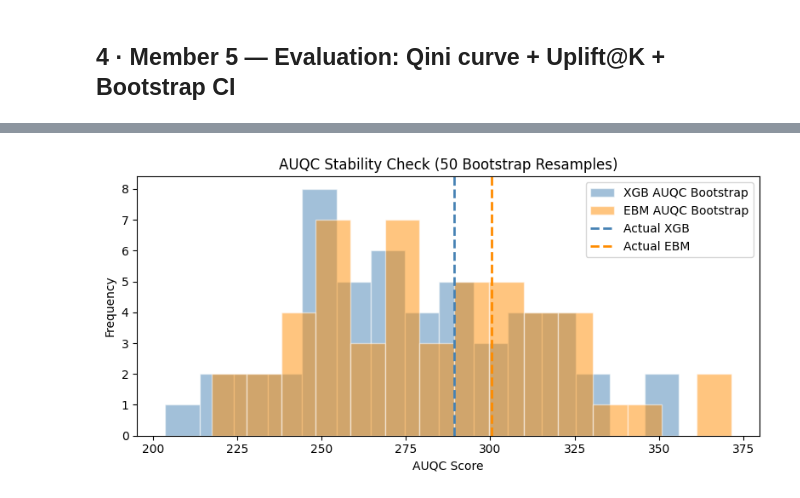
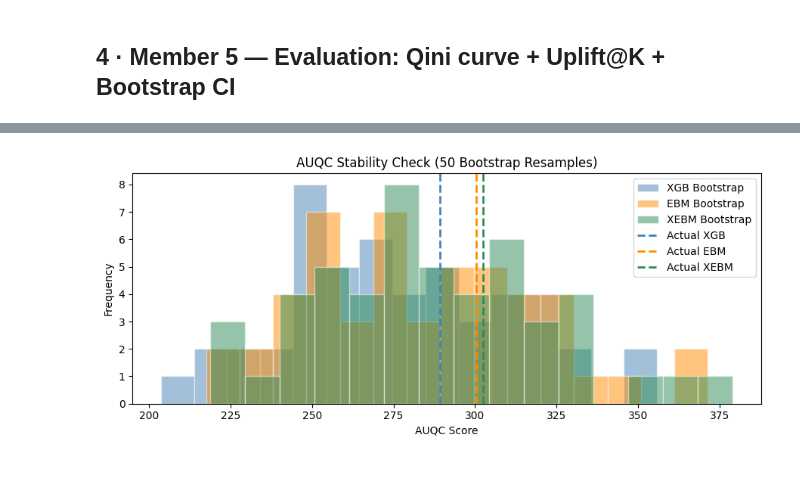
Before and after one commit to shaurya-manjkhola/Causal-Uplift-EBM, a Jupyter notebook: notebooks/02_modelling.ipynb, the cells around one changed output, grey strips where cells are left out. Saved outputs shown, nothing was run; the diff lists cells and outputs as text; code cells hidden in the pictures; blank space fills up the shorter version.

Commit message:
Final: Integrated EBM X-Learner, achieved 4.54% AUQC boost and updated results matrix

```diff
--- a/notebooks/02_modelling.ipynb
+++ b/notebooks/02_modelling.ipynb
@@ -668,22 +735,16 @@ Generating waterfall plots for indices: 10410, 1450, 6827
 # ============================================================
 # 4a. Generate uplift predictions on the HELD-OUT test set
 # ============================================================
-
-# Safeguard: Ensure X_test remains a DataFrame with 'category' dtypes
-# This prevents the 'could not convert string to float' error in XGBoost
 obj_cols = X_test.select_dtypes(include=['object']).columns.tolist()
 for col in obj_cols:
     X_test[col] = X_test[col].astype('category')
 
 print("Predicting uplift (this may take a few seconds)...")
 
-# IMPORTANT: Ensure your CustomTLearner.predict_uplift doesn't force to_numpy()
-# If the error persists, we will use the models directly:
 try:
     uplift_xgb = tlearner_xgb.predict_uplift(X_test)
     uplift_ebm = tlearner_ebm.predict_uplift(X_test)
 except ValueError:
-    # Manual fallback if CustomTLearner.py has a hardcoded .to_numpy() inside it
     print("Detected forced numpy conversion in TLearner class. Using manual fallback...")
     mu1_xgb = tlearner_xgb.model_t1_.predict_proba(X_test)[:, 1]
     mu0_xgb = tlearner_xgb.model_t0_.predict_proba(X_test)[:, 1]
@@ -693,13 +754,18 @@ except ValueError:
     mu0_ebm = tlearner_ebm.model_t0_.predict_proba(X_test)[:, 1]
     uplift_ebm = mu1_ebm - mu0_ebm
 
-print(f'XGB uplift — mean: {uplift_xgb.mean():.4f}  std: {uplift_xgb.std():.4f}')
-print(f'EBM uplift — mean: {uplift_ebm.mean():.4f}  std: {uplift_ebm.std():.4f}')
+# X-Learner prediction (EBM handles categoricals natively — no fallback needed)
+uplift_xebm = xlearner_ebm.predict_uplift(X_test)
+
+print(f'XGB  uplift — mean: {uplift_xgb.mean():.4f}  std: {uplift_xgb.std():.4f}')
+print(f'EBM  uplift — mean: {uplift_ebm.mean():.4f}  std: {uplift_ebm.std():.4f}')
+print(f'XEBM uplift — mean: {uplift_xebm.mean():.4f}  std: {uplift_xebm.std():.4f}')
 
 # Distribution Plot
 plt.figure(figsize=(9, 4))
-plt.hist(uplift_xgb, bins=60, alpha=0.5, label='XGB T-Learner', density=True)
-plt.hist(uplift_ebm, bins=60, alpha=0.5, label='EBM T-Learner', density=True)
+plt.hist(uplift_xgb,  bins=60, alpha=0.5, label='XGB T-Learner',  density=True, color='steelblue')
+plt.hist(uplift_ebm,  bins=60, alpha=0.5, label='EBM T-Learner',  density=True, color='darkorange')
+plt.hist(uplift_xebm, bins=60, alpha=0.5, label='EBM X-Learner',  density=True, color='seagreen')
 plt.axvline(0, color='black', linestyle='--', linewidth=0.8)
 plt.xlabel('Predicted uplift τ(X)'); plt.ylabel('Density')
 plt.title('Distribution of predicted uplift scores')
@@ -783,58 +846,55 @@ AUQC (Area Under Qini) — EBM: 300.4245
 # ============================================================
 # 4c. Bootstrapped Qini — Manual Implementation
 # ============================================================
-# We re-sample the test set to see how "lucky" our results are.
-# This provides the 95% Confidence Interval for our AUQC.
-
 N_BOOTSTRAP = 50
 rng = np.random.default_rng(GLOBAL_SEED)
 
-auqc_boot_xgb = []
-auqc_boot_ebm = []
+auqc_boot_xgb  = []
+auqc_boot_ebm  = []
+auqc_boot_xebm = []
 n_test = len(y_test)
 
 print(f"Starting {N_BOOTSTRAP} bootstrap iterations...")
 
 for i in range(N_BOOTSTRAP):
-    # 1. Sample indices with replacement
     boot_idx = rng.integers(0, n_test, size=n_test)
 
-    # 2. Get coords for this bootstrap sample
-    _, y_q_xgb = get_qini_coords(y_test[boot_idx], uplift_xgb[boot_idx], t_test[boot_idx])
-    _, y_q_ebm = get_qini_coords(y_test[boot_idx], uplift_ebm[boot_idx], t_test[boot_idx])
+    _, y_q_xgb  = get_qini_coords(y_test[boot_idx], uplift_xgb[boot_idx],  t_test[boot_idx])
+    _, y_q_ebm  = get_qini_coords(y_test[boot_idx], uplift_ebm[boot_idx],  t_test[boot_idx])
+    _, y_q_xebm = get_qini_coords(y_test[boot_idx], uplift_xebm[boot_idx], t_test[boot_idx])
 
-    # 3. Calculate AUQC using trapezoidal rule (matching our manual implementation)
-    # Note: x_coords are always 0 to 1, so we just use the mean of the y-values
-    auqc_boot_xgb.append(np.trapz(y_q_xgb, np.linspace(0, 1, len(y_q_xgb))))
-    auqc_boot_ebm.append(np.trapz(y_q_ebm, np.linspace(0, 1, len(y_q_ebm))))
+    x_boot = np.linspace(0, 1, len(y_q_xgb))
+    auqc_boot_xgb.append(np.trapz(y_q_xgb,   x_boot))
+    auqc_boot_ebm.append(np.trapz(y_q_ebm,   x_boot))
+    auqc_boot_xebm.append(np.trapz(y_q_xebm, x_boot))
 
     if (i + 1) % 10 == 0:
         print(f"  Completed {i + 1}/{N_BOOTSTRAP} iterations...")
 
-auqc_boot_xgb = np.array(auqc_boot_xgb)
-auqc_boot_ebm = np.array(auqc_boot_ebm)
+auqc_boot_xgb  = np.array(auqc_boot_xgb)
+auqc_boot_ebm  = np.array(auqc_boot_ebm)
+auqc_boot_xebm = np.array(auqc_boot_xebm)
 
-# --- Results Reporting ---
-print("-" * 30)
-print(f'XGB AUQC Mean: {auqc_boot_xgb.mean():.4f} | 95% CI: [{np.percentile(auqc_boot_xgb, 2.5):.4f}, {np.percentile(auqc_boot_xgb, 97.5):.4f}]')
-print(f'EBM AUQC Mean: {auqc_boot_ebm.mean():.4f} | 95% CI: [{np.percentile(auqc_boot_ebm, 2.5):.4f}, {np.percentile(auqc_boot_ebm, 97.5):.4f}]')
-print("-" * 30)
+print("-" * 60)
+print(f'XGB  AUQC: {auqc_boot_xgb.mean():.4f}  | 95% CI: [{np.percentile(auqc_boot_xgb,  2.5):.4f}, {np.percentile(auqc_boot_xgb,  97.5):.4f}]')
+print(f'EBM  AUQC: {auqc_boot_ebm.mean():.4f}  | 95% CI: [{np.percentile(auqc_boot_ebm,  2.5):.4f}, {np.percentile(auqc_boot_ebm,  97.5):.4f}]')
+print(f'XEBM AUQC: {auqc_boot_xebm.mean():.4f} | 95% CI: [{np.percentile(auqc_boot_xebm, 2.5):.4f}, {np.percentile(auqc_boot_xebm, 97.5):.4f}]')
+print("-" * 60)
 
-# --- Plotting the Distributions ---
-fig, ax = plt.subplots(figsize=(8, 4))
-ax.hist(auqc_boot_xgb, bins=15, alpha=0.5, label='XGB AUQC Bootstrap', color='steelblue', edgecolor='white')
-ax.hist(auqc_boot_ebm, bins=15, alpha=0.5, label='EBM AUQC Bootstrap', color='darkorange', edgecolor='white')
+fig, ax = plt.subplots(figsize=(9, 4))
+ax.hist(auqc_boot_xgb,  bins=15, alpha=0.5, label='XGB Bootstrap',  color='steelblue',  edgecolor='white')
+ax.hist(auqc_boot_ebm,  bins=15, alpha=0.5, label='EBM Bootstrap',  color='darkorange', edgecolor='white')
+ax.hist(auqc_boot_xebm, bins=15, alpha=0.5, label='XEBM Bootstrap', color='seagreen',   edgecolor='white')
 
-# Add vertical lines for the actual scores calculated in 4b
-ax.axvline(auqc_xgb, color='steelblue', linestyle='--', linewidth=2, label='Actual XGB')
-ax.axvline(auqc_ebm, color='darkorange', linestyle='--', linewidth=2, label='Actual EBM')
+ax.axvline(auqc_xgb,  color='steelblue',  linestyle='--', linewidth=2, label='Actual XGB')
+ax.axvline(auqc_ebm,  color='darkorange', linestyle='--', linewidth=2, label='Actual EBM')
+ax.axvline(auqc_xebm, color='seagreen',   linestyle='--', linewidth=2, label='Actual XEBM')
 
 ax.set_xlabel('AUQC Score')
 ax.set_ylabel('Frequency')
 ax.set_title(f'AUQC Stability Check ({N_BOOTSTRAP} Bootstrap Resamples)')
 ax.legend()
 plt.tight_layout()
-
 plt.savefig(os.path.join(RESULTS_DIR, 'qini_bootstrap_manual.png'), dpi=300, bbox_inches='tight')
 plt.show()
 # %% [output]
@@ -851,4 +912,4 @@ EBM AUQC Mean: 283.6714 | 95% CI: [224.2935, 357.4098]
-[figure, old version]
+[figure, new version]
 # %%
 # ============================================================
 # 4d. Uplift@K  —  the business metric
```
Also changed, not shown: parts of 10 cells of this notebook, 11 other files.
